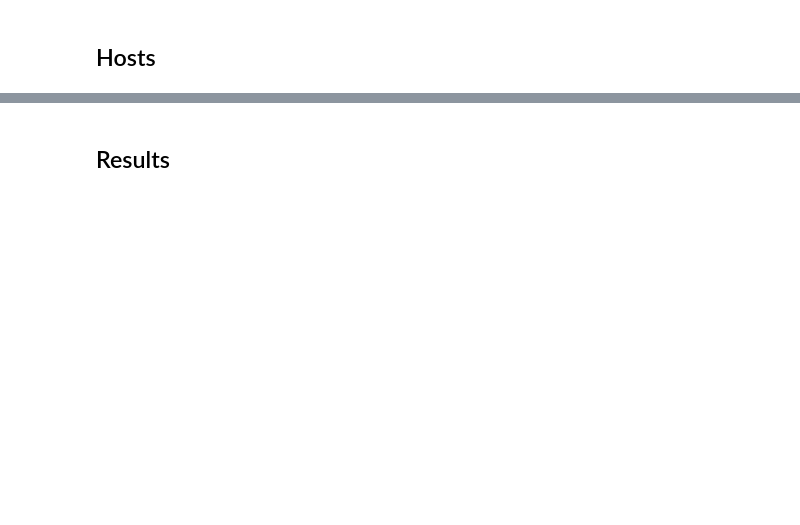
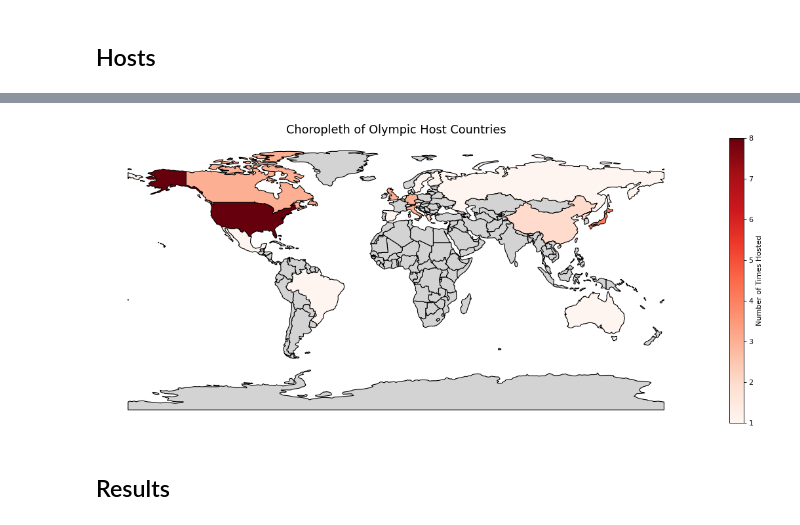
Before and after one commit to willfliaw/CSC_51052_EP, a Jupyter notebook: Project/main/Preliminary data analysis.ipynb, the cells around one changed output, grey strips where cells are left out. Saved outputs shown, nothing was run; the diff lists cells and outputs as text; code cells hidden in the pictures; blank space fills up the shorter version.

```diff
--- a/Project/main/Preliminary data analysis.ipynb
+++ b/Project/main/Preliminary data analysis.ipynb
@@ -518,2 +873,28 @@ athletes_data.to_csv(os.path.join(CLEAN_DATA_PATH, "olympic_athletes.csv"), inde
+# %%
+world = gpd.read_file(os.path.join(DATA_PATH, "map", "ne_110m_admin_0_countries.shp"))
+
+host_counts = hosts_data.groupby("country_code")["game_name"].count().reset_index()
+host_counts.columns = ["country_code", "host_count"]
+
+world = world.merge(host_counts, how="left", left_on="ISO_A2", right_on="country_code")
+
+fig, ax = plt.subplots(figsize=(15, 6), dpi=80)
+
+world.plot(
+    column="host_count",
+    cmap="Reds",
+    legend=True,
+    legend_kwds={"label": "Number of Times Hosted"},
+    edgecolor="black",
+    missing_kwds={"color": "lightgrey", "label": "No Data"},
+    ax=ax
+)
+
+plt.title("Choropleth of Olympic Host Countries", fontsize=16)
+plt.axis("off")
+plt.tight_layout()
+plt.show()
+# %% [output]
+[figure, added]
 # %% [markdown]
 ## Results
```
Also changed, not shown: parts of 59 cells of this notebook, 5 other files.
